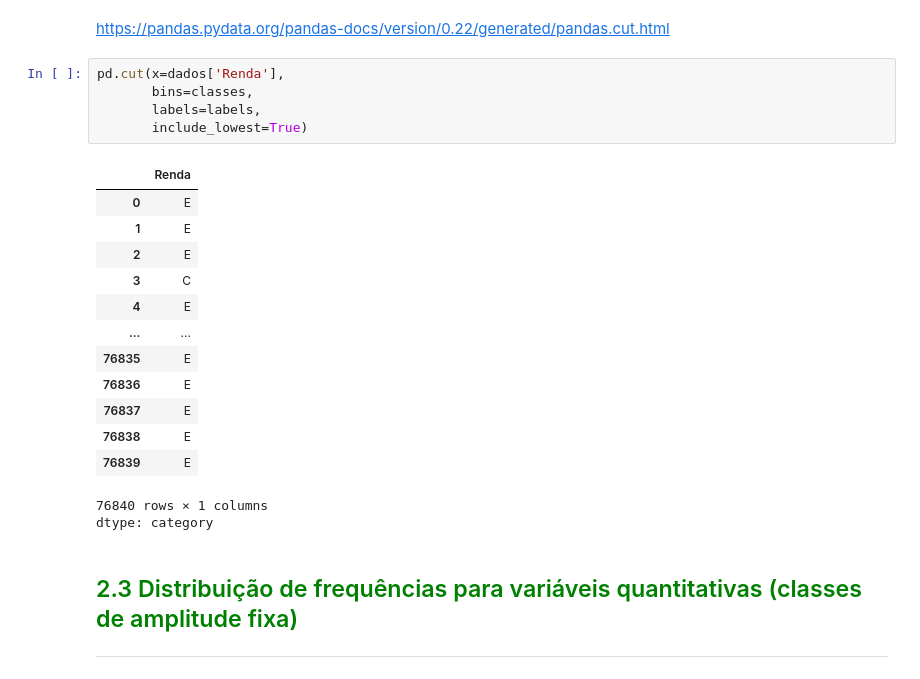
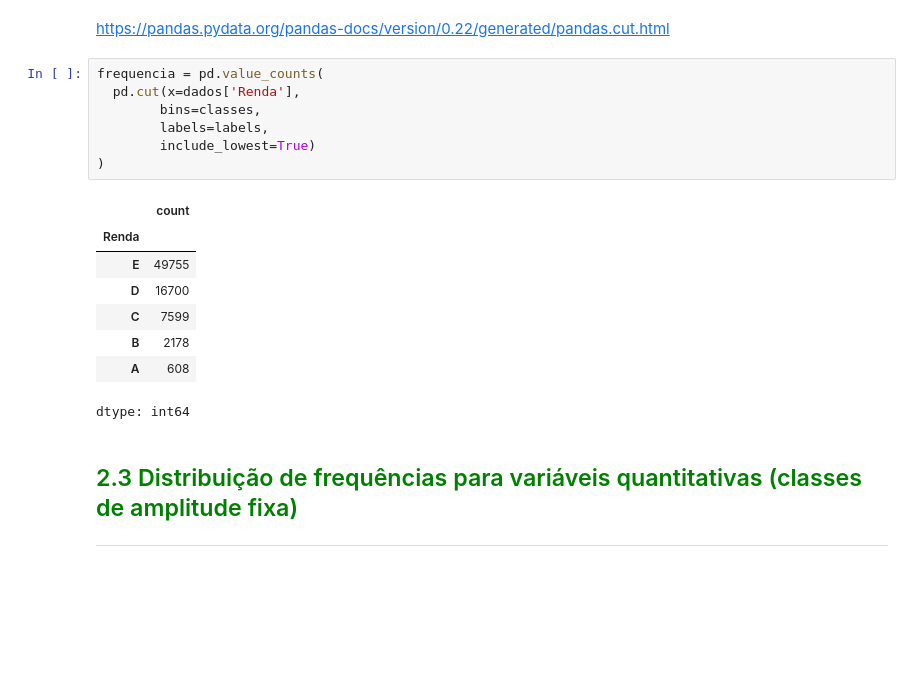
Before and after one commit to carlosclaudinolima/estatistica-python, a Jupyter notebook: frequencias_e_medidas/Curso_de_Estatística_Parte_1.ipynb, the cells around one changed output. Cells and saved outputs as stored; diff of their text form; blank space fills up the shorter version.

```diff
--- a/frequencias_e_medidas/Curso_de_Estatística_Parte_1.ipynb
+++ b/frequencias_e_medidas/Curso_de_Estatística_Parte_1.ipynb
@@ -366,25 +366,21 @@ labels = ['E','D','C','B','A']
 # %% [markdown]
 https://pandas.pydata.org/pandas-docs/version/0.22/generated/pandas.cut.html
 # %%
-pd.cut(x=dados['Renda'],
-       bins=classes,
-       labels=labels,
-       include_lowest=True)
+frequencia = pd.value_counts(
+  pd.cut(x=dados['Renda'],
+        bins=classes,
+        labels=labels,
+        include_lowest=True)
+)
 # %% [output]
-|  | Renda |
-| 0 | E |
-| 1 | E |
-| 2 | E |
-| 3 | C |
-| 4 | E |
-| ... | ... |
-| 76835 | E |
-| 76836 | E |
-| 76837 | E |
-| 76838 | E |
-| 76839 | E |
+|  | count |
+| Renda |  |
+| E | 49755 |
+| D | 16700 |
+| C | 7599 |
+| B | 2178 |
+| A | 608 |
-76840 rows × 1 columns
-dtype: category
+dtype: int64
 # %% [markdown]
 ## <font color=green>2.3 Distribuição de frequências para variáveis quantitativas (classes de amplitude fixa)</font>
 ***
```
